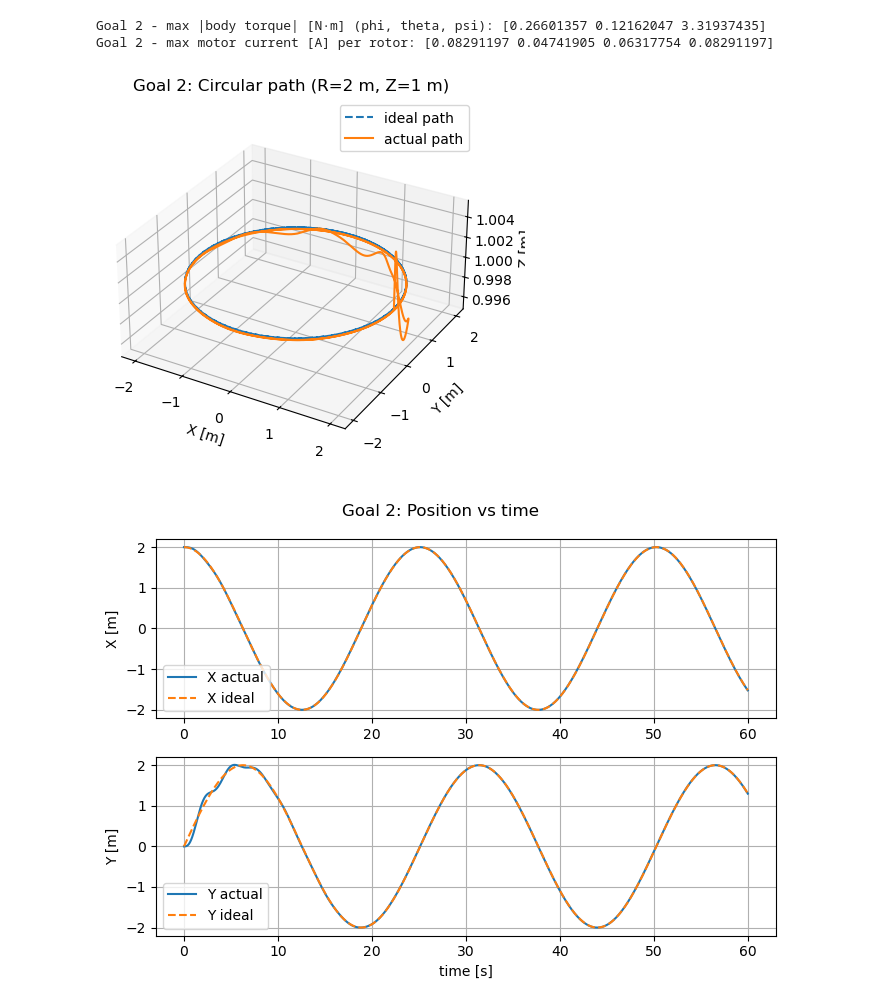
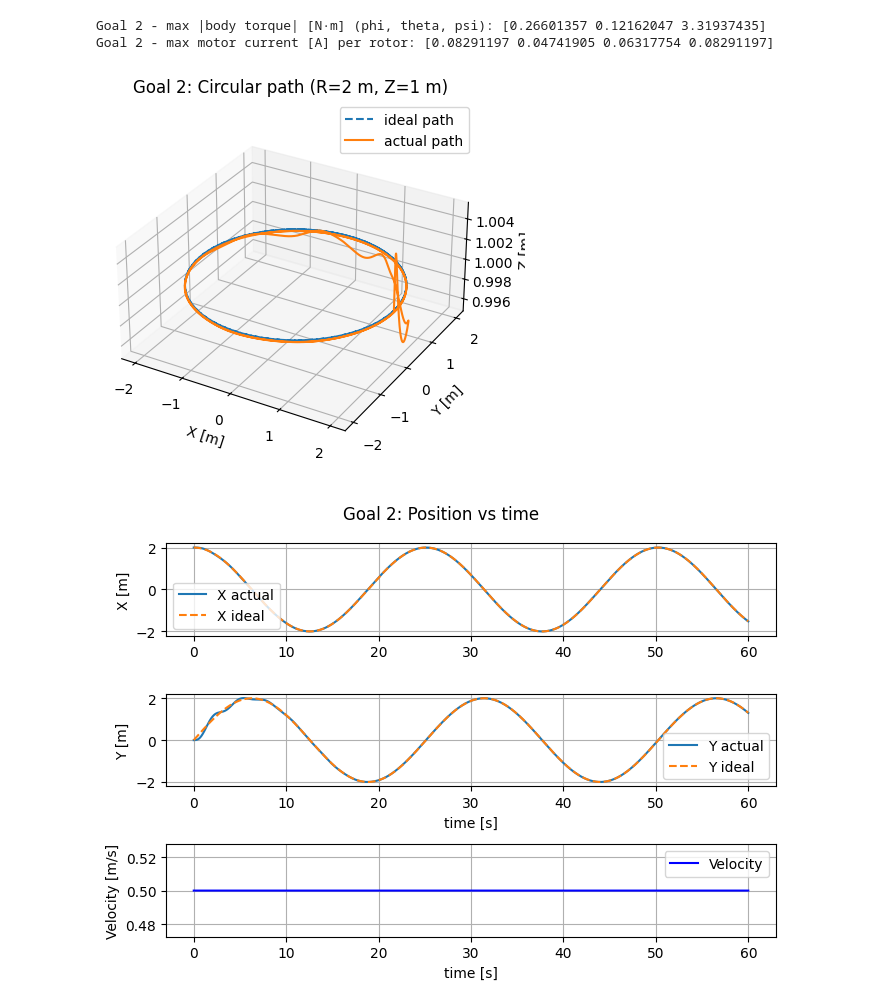
Before and after one commit to ticotrez/AE352_Team14_FinalProject, a Jupyter notebook: plots.ipynb, the cells around one changed output. Cells and saved outputs as stored; diff of their text form; code cells hidden in the pictures.

```diff
--- a/plots.ipynb
+++ b/plots.ipynb
@@ -313,6 +313,7 @@ def simulate_circle():
     ref_log    = []   # ideal path
     tau_log    = []   # body torques [tau_phi, tau_theta, tau_psi]
     curr_log   = []   # motor currents [I1..I4]
+    vlog = []
 
     for k in range(N):
         t = k * dt
@@ -326,6 +327,7 @@ def simulate_circle():
         Vx_d = -R*omega*np.sin(theta)
         Vy_d =  R*omega*np.cos(theta)
         Vz_d = 0.0
+        vlog.append((Vx_d**2 + Vy_d**2 + Vz_d**2)**(1/2))
 
         r_des = np.array([Xd, Yd, Zd])
         v_des = np.array([Vx_d, Vy_d, Vz_d])
@@ -389,37 +391,44 @@ def simulate_circle():
 
     #  X(t) and Y(t) vs time
     plt.figure(figsize=(7,5))
-    plt.subplot(2,1,1)
+    plt.subplot(3,1,1)
     plt.plot(t_log, pos_log[:,0], label='X actual')
     plt.plot(t_log, ref_log[:,0], '--', label='X ideal')
     plt.ylabel("X [m]")
     plt.legend()
     plt.grid(True)
 
-    plt.subplot(2,1,2)
+    plt.subplot(3,1,2)
     plt.plot(t_log, pos_log[:,1], label='Y actual')
     plt.plot(t_log, ref_log[:,1], '--', label='Y ideal')
     plt.xlabel("time [s]")
     plt.ylabel("Y [m]")
+    plt.legend()
+    plt.grid(True)
+
+    plt.subplot(3,1,3)
+    plt.plot(t_log, vlog, color = 'b', label='Velocity')
+    plt.xlabel("time [s]")
+    plt.ylabel("Velocity [m/s]")
     plt.legend()
     plt.grid(True)
 
     plt.suptitle("Goal 2: Position vs time")
     plt.tight_layout()
     plt.show()
 
     curr_lis = curr_log.tolist()
     totcurr_lis = [sum(i) for i in curr_lis]
     tlis = t_log
     cdraw = trapezoid(totcurr_lis, tlis)
     cdraw_sf = cdraw*SF
     print(f"Current Draw: {cdraw}, Current Draw with margin 1.25: {cdraw_sf}, Battery Current Capacity: {cc}")
     if cdraw_sf < cc:
         print("Battery Current Capacity is enough")
 
 simulate_circle()
 # %% [output]
 Goal 2 - max |body torque| [N·m] (phi, theta, psi): [0.26601357 0.12162047 3.31937435]
 Goal 2 - max motor current [A] per rotor: [0.08291197 0.04741905 0.06317754 0.08291197]
-[figure, old version]
+[figure, new version]
-[figure, old version]
+[figure, new version]
```
Also changed, not shown: parts of 3 cells of this notebook.
